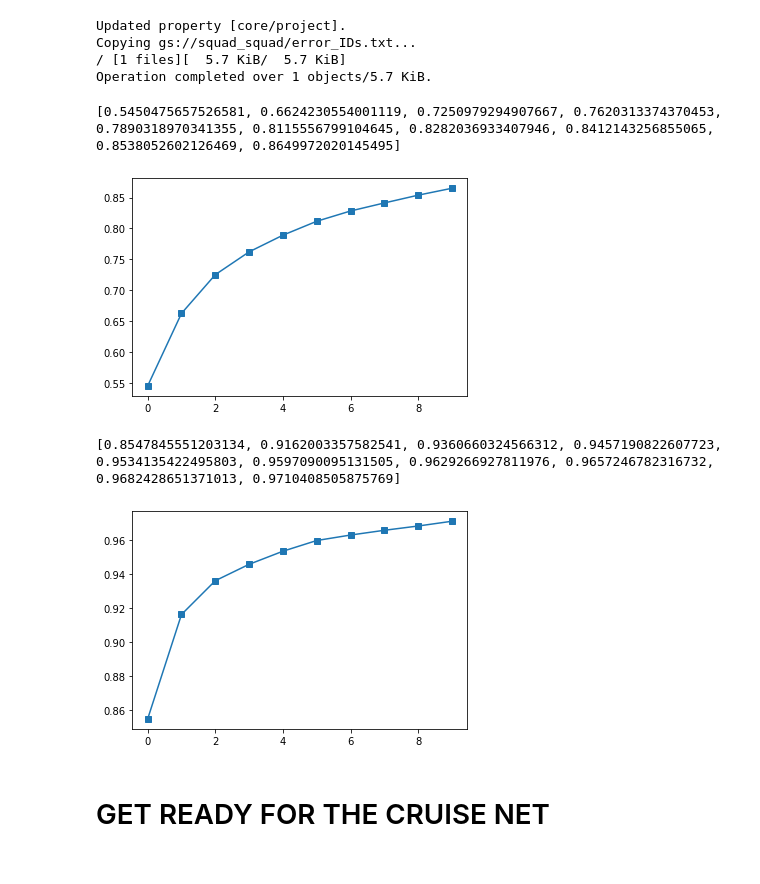
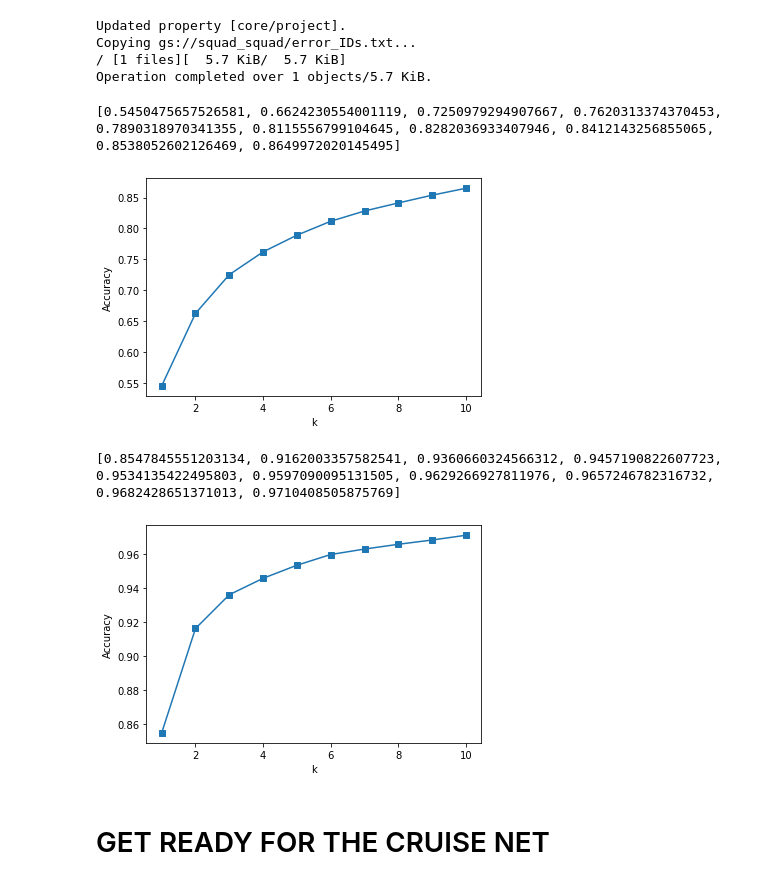
Before and after one commit to the-SQuAD-squad/IR, a Jupyter notebook: IR.ipynb, the cells around one changed output. Cells and saved outputs as stored; diff of their text form; code cells hidden in the pictures.

```diff
--- a/IR.ipynb
+++ b/IR.ipynb
@@ -249,35 +249,39 @@ for k in tqdm(range(1, k_results+1)):
     tp = 0
 
 print(accuracy,sep='\n')
-plt.plot(accuracy,"-s");
+plt.plot(list(range(1, k_results+1)),accuracy,"-s");
+plt.xlabel("k");
+plt.ylabel("Accuracy");
 # %% [output]
 [0.5450475657526581, 0.6624230554001119, 0.7250979294907667, 0.7620313374370453, 0.7890318970341355, 0.8115556799104645, 0.8282036933407946, 0.8412143256855065, 0.8538052602126469, 0.8649972020145495]
-[figure, old version]
+[figure, new version]
 # %%
 #@title full document score { form-width: "25%" }
 
 # In this cell we evaluate how effective is tf-idf in finding the right document (passage title) for a question
 
 passage_group = df_original_test.groupby('passage').groups
 
 k_results = 10
 tp = 0
 document_accuracy = []
 for k in tqdm(range(1,k_results+1)):
     for j,result in enumerate(results.T):
         result = np.argsort(result)
         for h in range(1,k+1):
             if df_original_test["title"].tolist()[j] == df_original_test.loc[passage_group[passage_test[result[-h]]][0]]['title']:
                 tp+=1
                 break
     document_accuracy.append(tp/len(df_original_test))
     tp = 0
 
 print(document_accuracy,sep='\n')
-plt.plot(document_accuracy,"-s");
+plt.plot(list(range(1, k_results+1)),document_accuracy,"-s");
+plt.xlabel("k");
+plt.ylabel("Accuracy");
 # %% [output]
 [0.8547845551203134, 0.9162003357582541, 0.9360660324566312, 0.9457190822607723, 0.9534135422495803, 0.9597090095131505, 0.9629266927811976, 0.9657246782316732, 0.9682428651371013, 0.9710408505875769]
-[figure, old version]
+[figure, new version]
 # %% [markdown]
 # GET READY FOR THE CRUISE NET
 # %%
```
Also changed, not shown: parts of 1 cell of this notebook.
